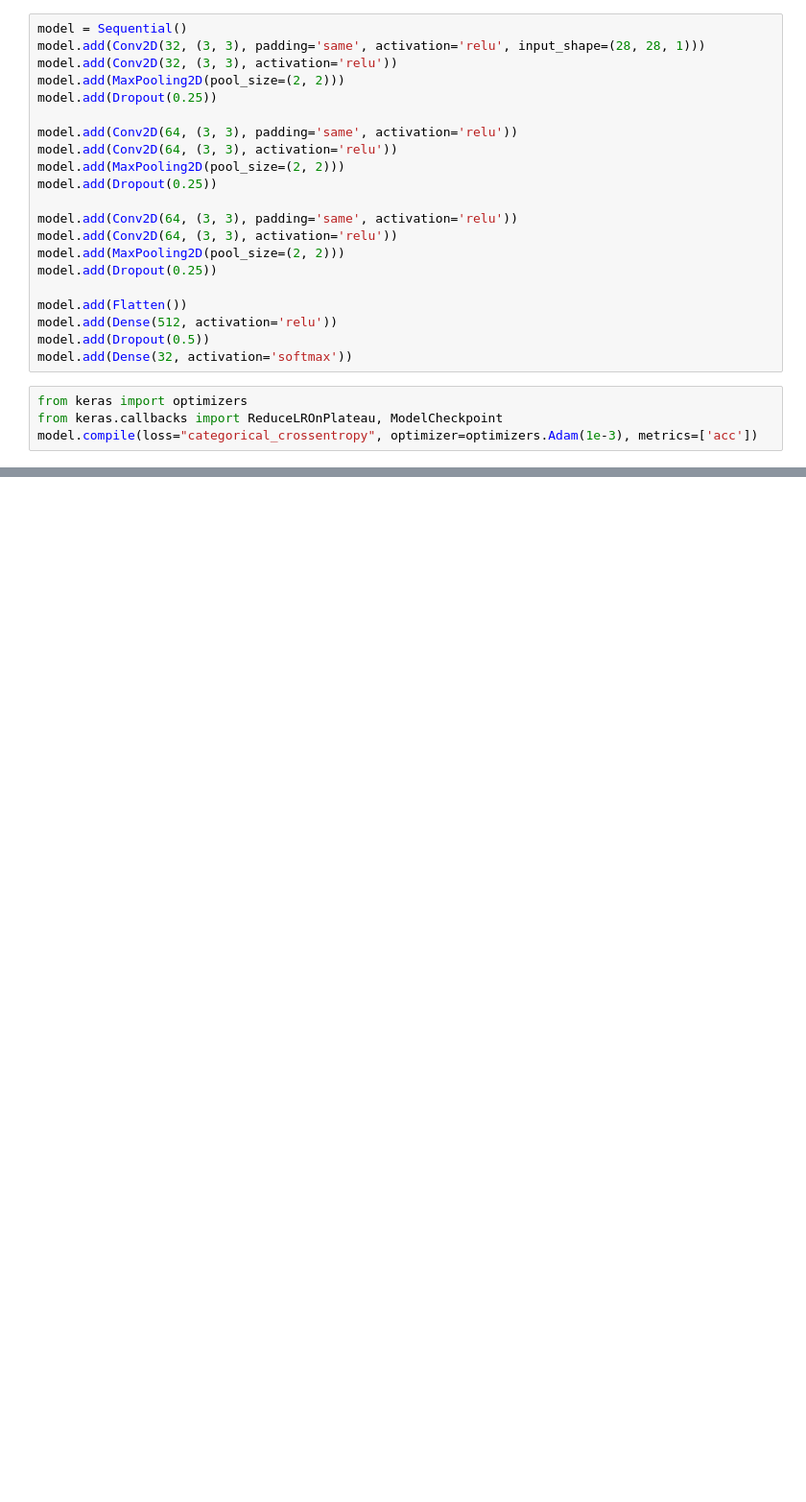
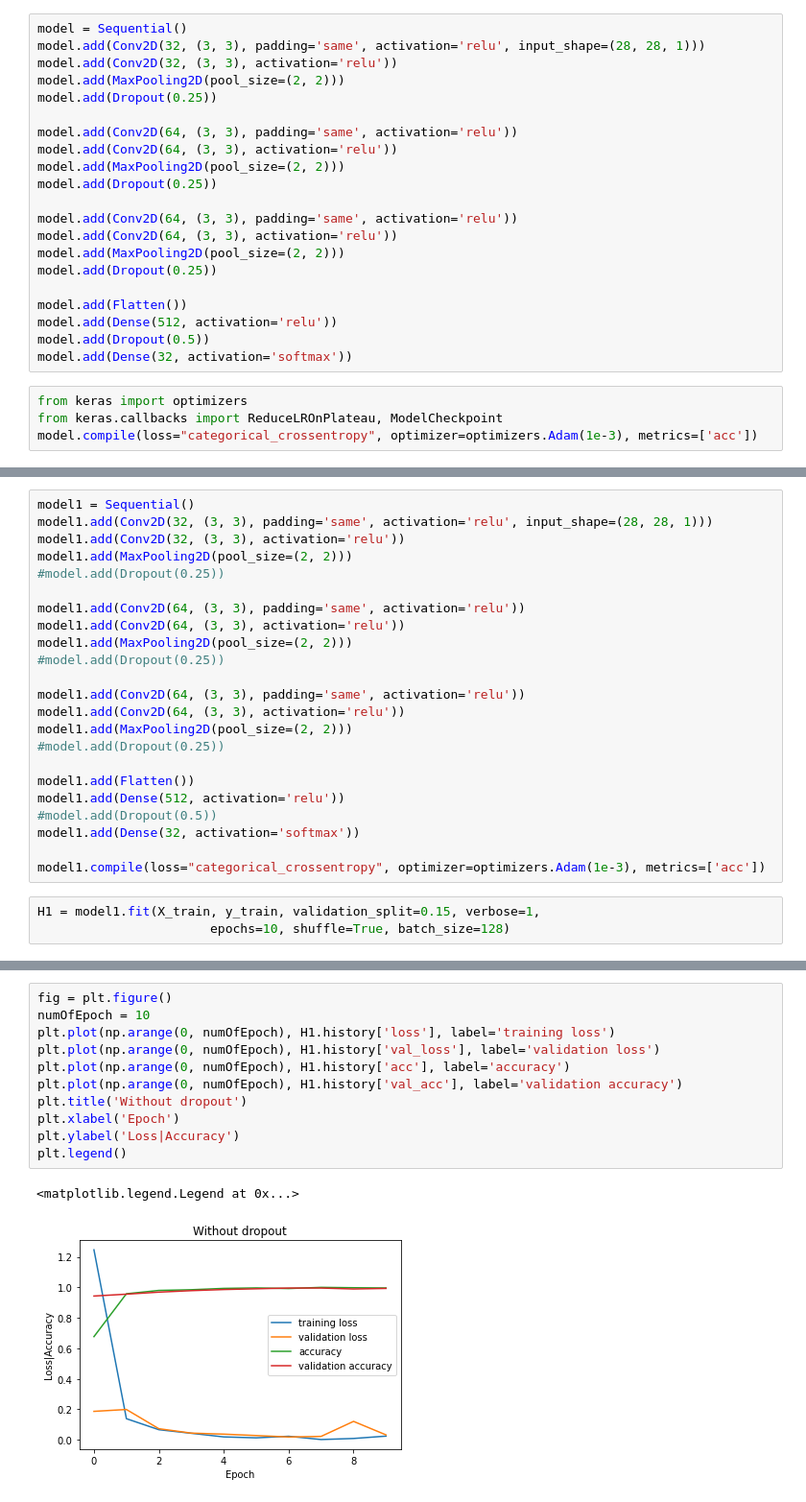
Before and after one commit to nguyenquyet183618/Licence-plate-recognition, a Jupyter notebook: LPR-complete.ipynb, the cells around one changed output, grey strips where cells are left out. Shown at 96% size. Drawn from its saved outputs; the diff is of its cells as text; blank space fills up the shorter version.

```diff
--- a/LPR-complete.ipynb
+++ b/LPR-complete.ipynb
@@ -398,0 +320,26 @@ plt.imshow(cv2.cvtColor(out2, cv2.COLOR_BGR2RGB))
+# %%
+model1 = Sequential()
+model1.add(Conv2D(32, (3, 3), padding='same', activation='relu', input_shape=(28, 28, 1)))
+model1.add(Conv2D(32, (3, 3), activation='relu'))
+model1.add(MaxPooling2D(pool_size=(2, 2)))
+#model.add(Dropout(0.25))
+
+model1.add(Conv2D(64, (3, 3), padding='same', activation='relu'))
+model1.add(Conv2D(64, (3, 3), activation='relu'))
+model1.add(MaxPooling2D(pool_size=(2, 2)))
+#model.add(Dropout(0.25))
+
+model1.add(Conv2D(64, (3, 3), padding='same', activation='relu'))
+model1.add(Conv2D(64, (3, 3), activation='relu'))
+model1.add(MaxPooling2D(pool_size=(2, 2)))
+#model.add(Dropout(0.25))
+
+model1.add(Flatten())
+model1.add(Dense(512, activation='relu'))
+#model.add(Dropout(0.5))
+model1.add(Dense(32, activation='softmax'))
+
+model1.compile(loss="categorical_crossentropy", optimizer=optimizers.Adam(1e-3), metrics=['acc'])
+# %%
+H1 = model1.fit(X_train, y_train, validation_split=0.15, verbose=1,
+                       epochs=10, shuffle=True, batch_size=128)
@@ -398,0 +367,14 @@ plt.imshow(cv2.cvtColor(out2, cv2.COLOR_BGR2RGB))
+# %%
+fig = plt.figure()
+numOfEpoch = 10
+plt.plot(np.arange(0, numOfEpoch), H1.history['loss'], label='training loss')
+plt.plot(np.arange(0, numOfEpoch), H1.history['val_loss'], label='validation loss')
+plt.plot(np.arange(0, numOfEpoch), H1.history['acc'], label='accuracy')
+plt.plot(np.arange(0, numOfEpoch), H1.history['val_acc'], label='validation accuracy')
+plt.title('Without dropout')
+plt.xlabel('Epoch')
+plt.ylabel('Loss|Accuracy')
+plt.legend()
+# %% [output]
+<matplotlib.legend.Legend at 0x...>
+[figure, added]
```
Also changed, not shown: parts of 30 cells of this notebook.
